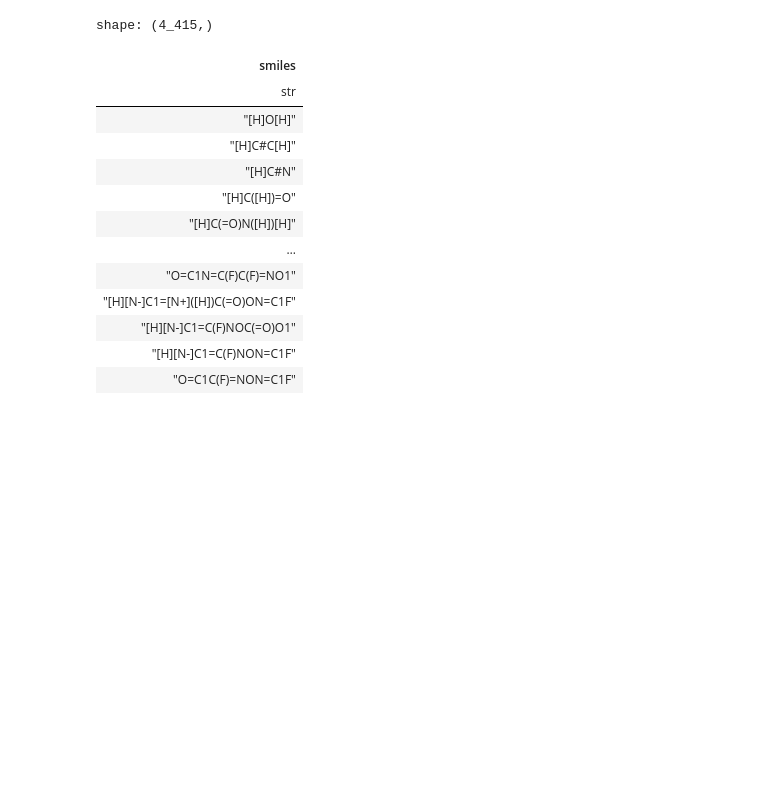
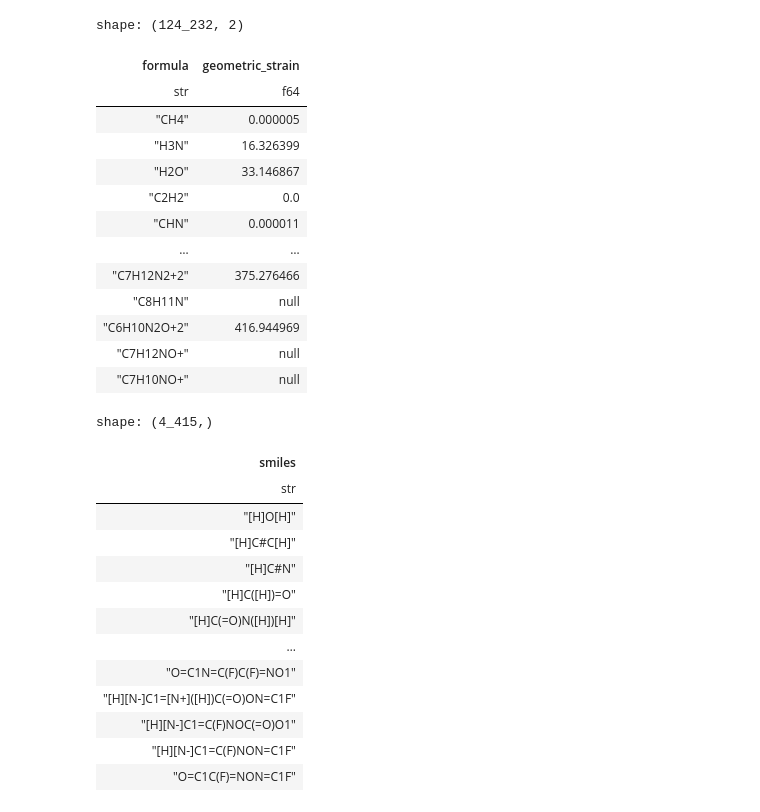
Before and after one commit to karlfindhansen/Non-Euclidean-Distances-in-Molecular-Representation, a Jupyter notebook: notebooks/QM9/analysis/qm9_analysis.ipynb, the cells around one changed output. Saved outputs shown, nothing was run; the diff lists cells and outputs as text; code cells hidden in the pictures; blank space fills up the shorter version.

```diff
--- a/notebooks/QM9/analysis/qm9_analysis.ipynb
+++ b/notebooks/QM9/analysis/qm9_analysis.ipynb
@@ -22,5 +22,5 @@ from torch_geometric.datasets import QM9
 outliers = pl.read_parquet('data/QM9/outliers/synthetic_outliers.parquet')
 # %%
 qm9 = QM9Dataset(limit=None)
-df = qm9.load(force_process=True)
+df = qm9.load(force_process=False)
 # %% [output]
@@ -30,0 +131,2 @@ df = qm9.load(force_process=True)
+# %%
+df = append_geometric_strain(df)
@@ -31,3 +136,20 @@ df = qm9.load(force_process=True)
+# %%
+df['formula', 'geometric_strain']
+# %% [output]
+shape: (124_232, 2)
+| formula | geometric_strain |
+| str | f64 |
+| "CH4" | 0.000005 |
+| "H3N" | 16.326399 |
+| "H2O" | 33.146867 |
+| "C2H2" | 0.0 |
+| "CHN" | 0.000011 |
+| … | … |
+| "C7H12N2+2" | 375.276466 |
+| "C8H11N" | null |
+| "C6H10N2O+2" | 416.944969 |
+| "C7H12NO+" | null |
+| "C7H10NO+" | null |
 # %%
 df_planar = df.filter(pl.col('pbf_score') < 0.1)
 df_planar['smiles']
```
Also changed, not shown: parts of 3 cells of this notebook, 9 other files.
